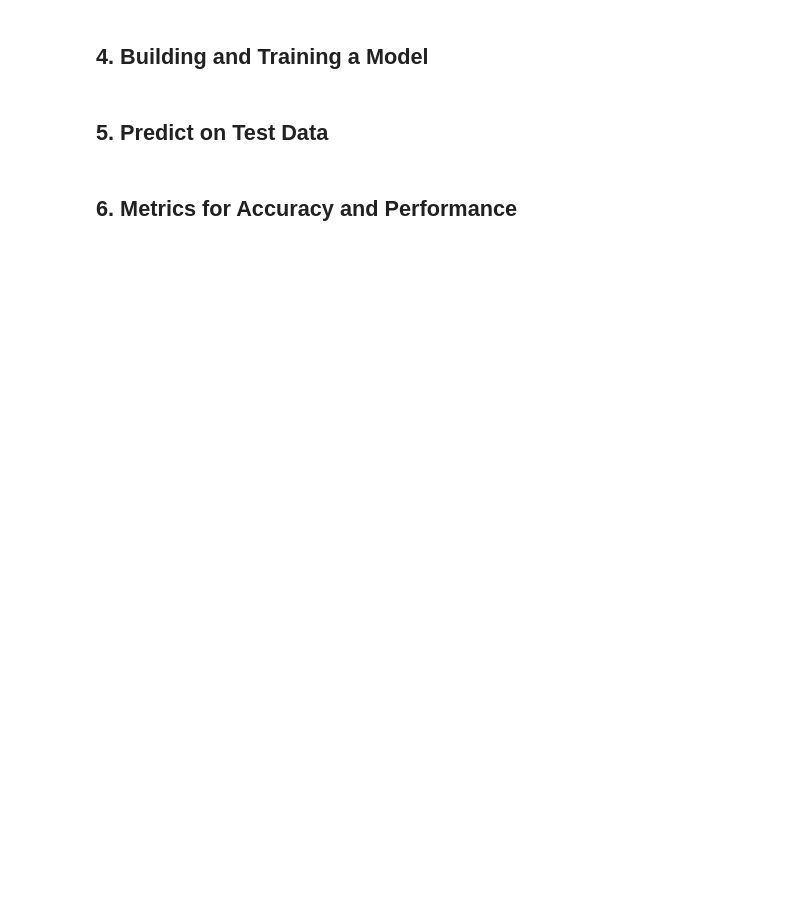
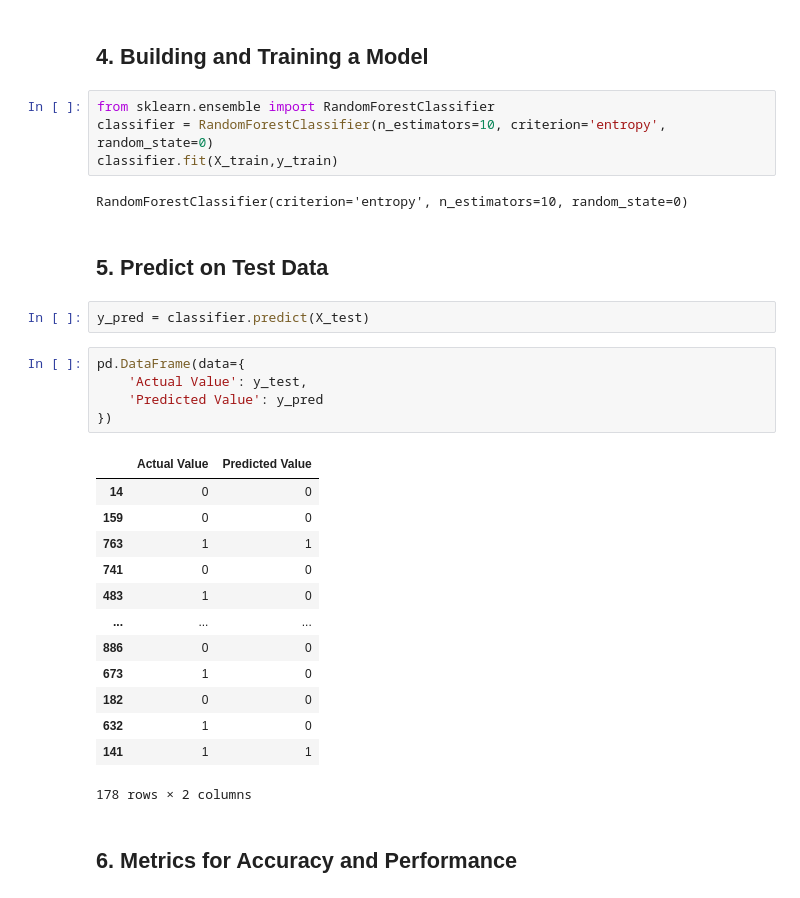
Before and after one commit to harshulkuhar/titanic-survival, a Jupyter notebook: titanic_survival_prediction.ipynb, the cells around one changed output. Drawn from its saved outputs; the diff is of its cells as text; blank space fills up the shorter version.

```diff
--- a/titanic_survival_prediction.ipynb
+++ b/titanic_survival_prediction.ipynb
@@ -319,7 +330,34 @@ Seems like the price of the ticket, the passenger's age, sex and them being lowe
 # %% [markdown]
 ## 4. Building and Training a Model
+# %%
+from sklearn.ensemble import RandomForestClassifier
+classifier = RandomForestClassifier(n_estimators=10, criterion='entropy', random_state=0)
+classifier.fit(X_train,y_train)
+# %% [output]
+RandomForestClassifier(criterion='entropy', n_estimators=10, random_state=0)
 # %% [markdown]
 ## 5. Predict on Test Data
+# %%
+y_pred = classifier.predict(X_test)
+# %%
+pd.DataFrame(data={
+    'Actual Value': y_test,
+    'Predicted Value': y_pred
+})
+# %% [output]
+|  | Actual Value | Predicted Value |
+| 14 | 0 | 0 |
+| 159 | 0 | 0 |
+| 763 | 1 | 1 |
+| 741 | 0 | 0 |
+| 483 | 1 | 0 |
+| ... | ... | ... |
+| 886 | 0 | 0 |
+| 673 | 1 | 0 |
+| 182 | 0 | 0 |
+| 632 | 1 | 0 |
+| 141 | 1 | 1 |
+178 rows × 2 columns
 # %% [markdown]
 ## 6. Metrics for Accuracy and Performance
 # %%
```
Also changed, not shown: parts of 7 cells of this notebook.
